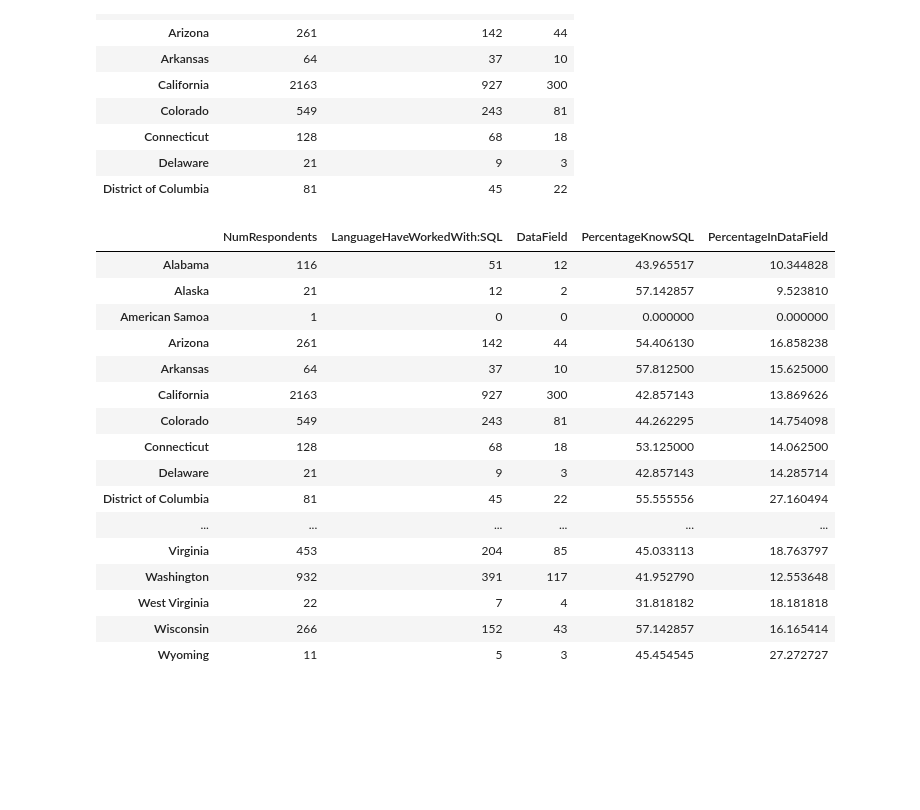
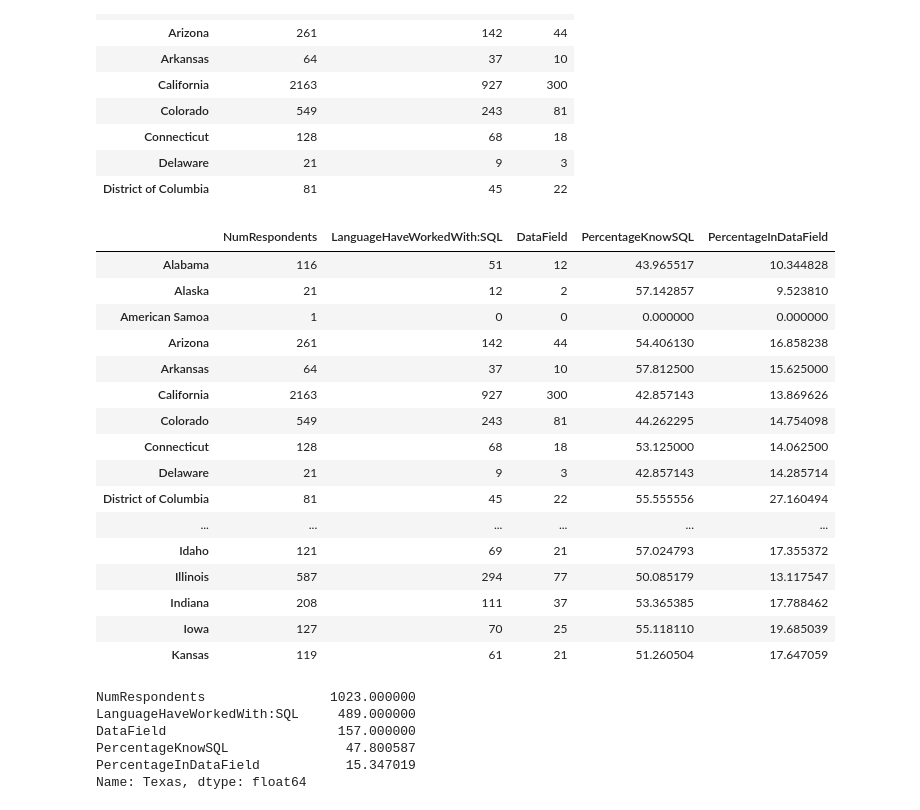
Before and after one commit to emily1618/Data-Portfolio, a Jupyter notebook: Stackoverflow.ipynb, the cells around one changed output. Cells and saved outputs as stored; diff of their text form; code cells hidden in the pictures; blank space fills up the shorter version.

```diff
--- a/Stackoverflow.ipynb
+++ b/Stackoverflow.ipynb
@@ -303,22 +393,31 @@ sql_df.head(10)
 sql_df['PercentageKnowSQL'] = (sql_df['LanguageHaveWorkedWith:SQL']/sql_df['NumRespondents']) *100
 sql_df['PercentageInDataField'] = (sql_df['DataField']/sql_df['NumRespondents']) *100
 # %%
-sql_df
+sql_df.head(20)
 # %% [output]
 |  | NumRespondents | LanguageHaveWorkedWith:SQL | DataField | PercentageKnowSQL | PercentageInDataField |
 | Alabama | 116 | 51 | 12 | 43.965517 | 10.344828 |
 | Alaska | 21 | 12 | 2 | 57.142857 | 9.523810 |
 | American Samoa | 1 | 0 | 0 | 0.000000 | 0.000000 |
 | Arizona | 261 | 142 | 44 | 54.406130 | 16.858238 |
 | Arkansas | 64 | 37 | 10 | 57.812500 | 15.625000 |
 | California | 2163 | 927 | 300 | 42.857143 | 13.869626 |
 | Colorado | 549 | 243 | 81 | 44.262295 | 14.754098 |
 | Connecticut | 128 | 68 | 18 | 53.125000 | 14.062500 |
 | Delaware | 21 | 9 | 3 | 42.857143 | 14.285714 |
 | District of Columbia | 81 | 45 | 22 | 55.555556 | 27.160494 |
 | ... | ... | ... | ... | ... | ... |
-| Virginia | 453 | 204 | 85 | 45.033113 | 18.763797 |
-| Washington | 932 | 391 | 117 | 41.952790 | 12.553648 |
-| West Virginia | 22 | 7 | 4 | 31.818182 | 18.181818 |
-| Wisconsin | 266 | 152 | 43 | 57.142857 | 16.165414 |
-| Wyoming | 11 | 5 | 3 | 45.454545 | 27.272727 |
+| Idaho | 121 | 69 | 21 | 57.024793 | 17.355372 |
+| Illinois | 587 | 294 | 77 | 50.085179 | 13.117547 |
+| Indiana | 208 | 111 | 37 | 53.365385 | 17.788462 |
+| Iowa | 127 | 70 | 25 | 55.118110 | 19.685039 |
+| Kansas | 119 | 61 | 21 | 51.260504 | 17.647059 |
+# %%
+sql_df.loc["Texas"]
+# %% [output]
+NumRespondents                1023.000000
+LanguageHaveWorkedWith:SQL     489.000000
+DataField                      157.000000
+PercentageKnowSQL               47.800587
+PercentageInDataField           15.347019
+Name: Texas, dtype: float64
```
Also changed, not shown: parts of 44 cells of this notebook.
